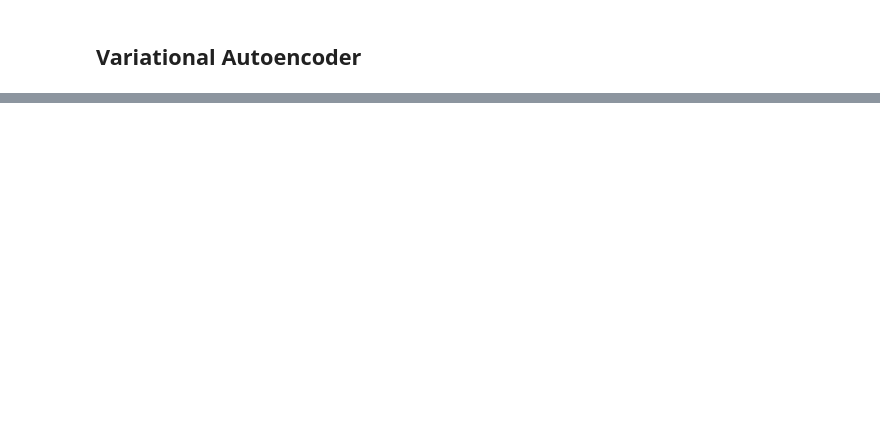
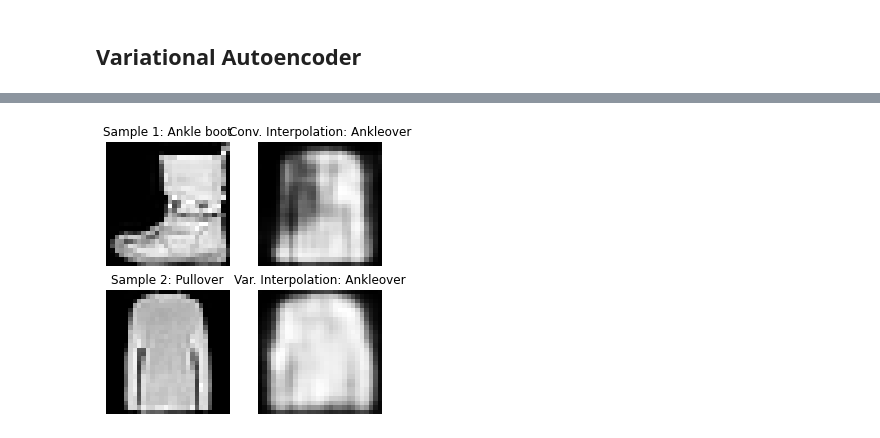
Before and after one commit to Maxoz99/ANNs-TensorFlow, a Jupyter notebook: Homework07/homework07.ipynb, the cells around one changed output, grey strips where cells are left out. Drawn from its saved outputs; the diff is of its cells as text; code cells hidden in the pictures; blank space fills up the shorter version.

```diff
--- a/Homework07/homework07.ipynb
+++ b/Homework07/homework07.ipynb
@@ -199,0 +498,46 @@ TODO:
+# %%
+# Generate two random integers
+rand1 = np.random.randint(images_to_encode.shape[0])
+rand2 = np.random.randint(images_to_encode.shape[0])
+
+samples = [images_to_encode[rand1], images_to_encode[rand2]]
+
+# Store the labels as well so we know what we will mix
+label1 = word_labels(test_labels[rand1])
+label2 = word_labels(test_labels[rand2])
+
+interpolation = np.mean(samples, axis = 0)
+interpolation = np.expand_dims(interpolation, axis=0)
+
+# Create the embeddings
+conv_embeddings = conv_model.encoder(interpolation)
+mean, logvar = var_model.encode(interpolation)
+z = var_model.reparameterize(mean, logvar)
+
+conv_interpolation_imgs = conv_model.decoder(conv_embeddings).numpy()
+var_interpolation_imgs = var_model.sample(z).numpy()
+
+fig = plt.figure(figsize=(5,5))
+plt.subplot(221)
+plt.imshow(samples[0], cmap="gray")
+plt.axis("off")
+plt.title(f"Sample 1: {label1}")
+
+plt.subplot(223)
+plt.imshow(samples[1], cmap="gray")
+plt.axis("off")
+plt.title(f"Sample 2: {label2}")
+
+plt.subplot(222)
+plt.imshow(conv_interpolation_imgs[0], cmap="gray")
+plt.axis("off")
+plt.title(f"Conv. Interpolation: {label1[:len(label1)//2]+label2[len(label2)//2:]}")
+
+plt.subplot(224)
+plt.imshow(var_interpolation_imgs[0], cmap="gray")
+plt.axis("off")
+plt.title(f"Var. Interpolation: {label1[:len(label1)//2]+label2[len(label2)//2:]}")
+
+plt.show()
+# %% [output]
+[figure, added]
```
Also changed, not shown: parts of 36 cells of this notebook.
